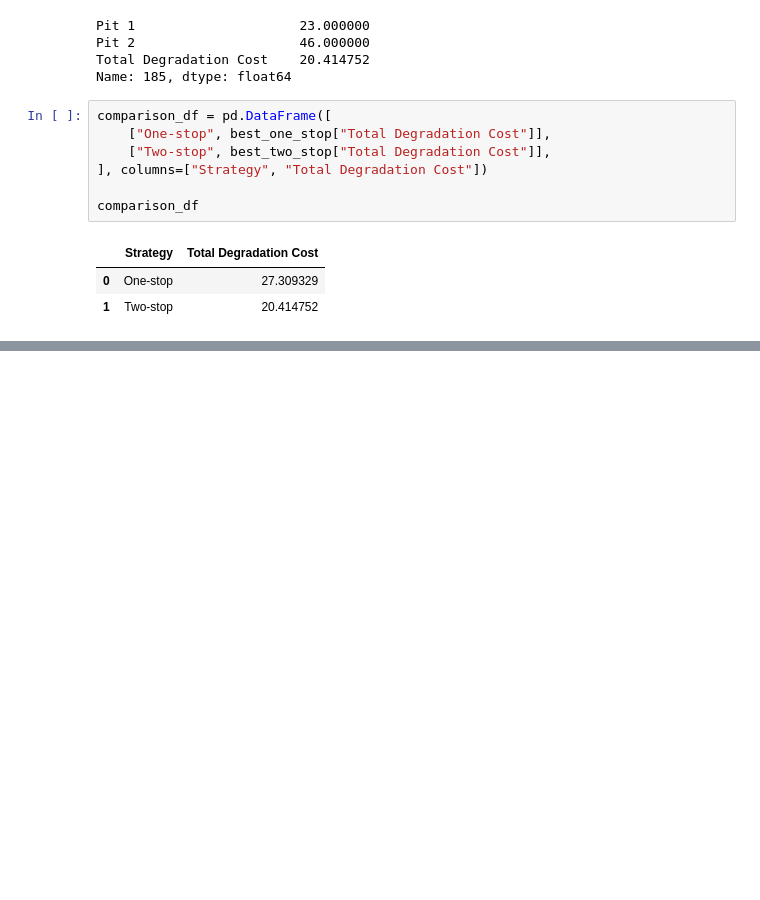
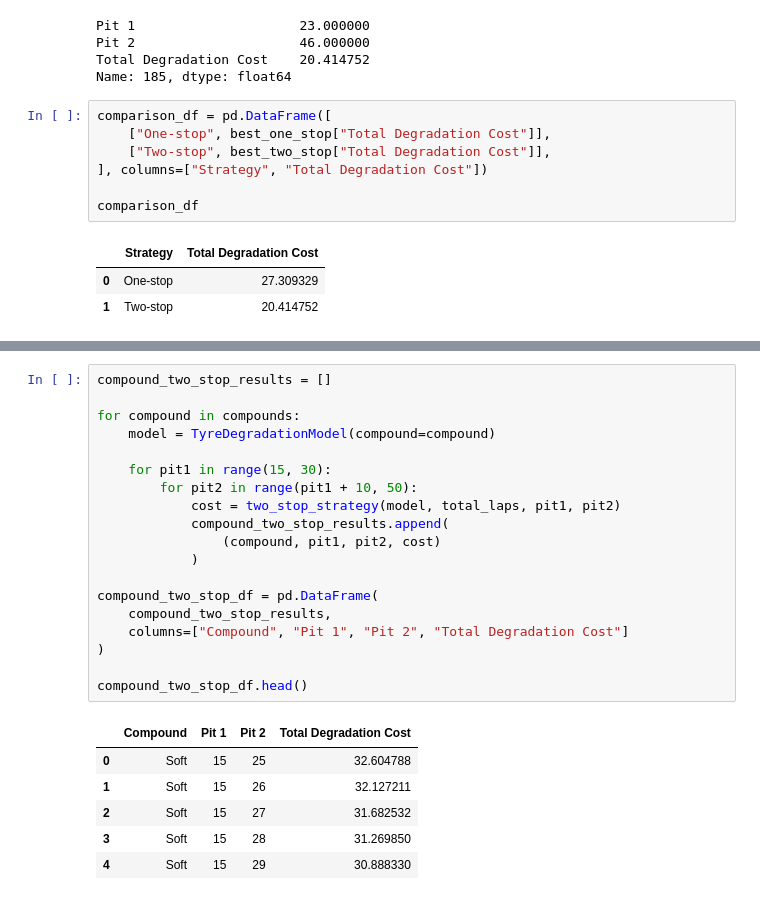
Before and after one commit to Sneha73685/f1-tyre-strategy-colab, a Jupyter notebook: tyre-degradation-simulation.ipynb, the cells around one changed output, grey strips where cells are left out. Cells and saved outputs as stored; diff of their text form; blank space fills up the shorter version.

```diff
--- a/tyre-degradation-simulation.ipynb
+++ b/tyre-degradation-simulation.ipynb
@@ -157,0 +219,26 @@ comparison_df
+# %%
+compound_two_stop_results = []
+
+for compound in compounds:
+    model = TyreDegradationModel(compound=compound)
+
+    for pit1 in range(15, 30):
+        for pit2 in range(pit1 + 10, 50):
+            cost = two_stop_strategy(model, total_laps, pit1, pit2)
+            compound_two_stop_results.append(
+                (compound, pit1, pit2, cost)
+            )
+
+compound_two_stop_df = pd.DataFrame(
+    compound_two_stop_results,
+    columns=["Compound", "Pit 1", "Pit 2", "Total Degradation Cost"]
+)
+
+compound_two_stop_df.head()
+# %% [output]
+|  | Compound | Pit 1 | Pit 2 | Total Degradation Cost |
+| 0 | Soft | 15 | 25 | 32.604788 |
+| 1 | Soft | 15 | 26 | 32.127211 |
+| 2 | Soft | 15 | 27 | 31.682532 |
+| 3 | Soft | 15 | 28 | 31.269850 |
+| 4 | Soft | 15 | 29 | 30.888330 |
```
Also changed, not shown: parts of 4 cells of this notebook.
